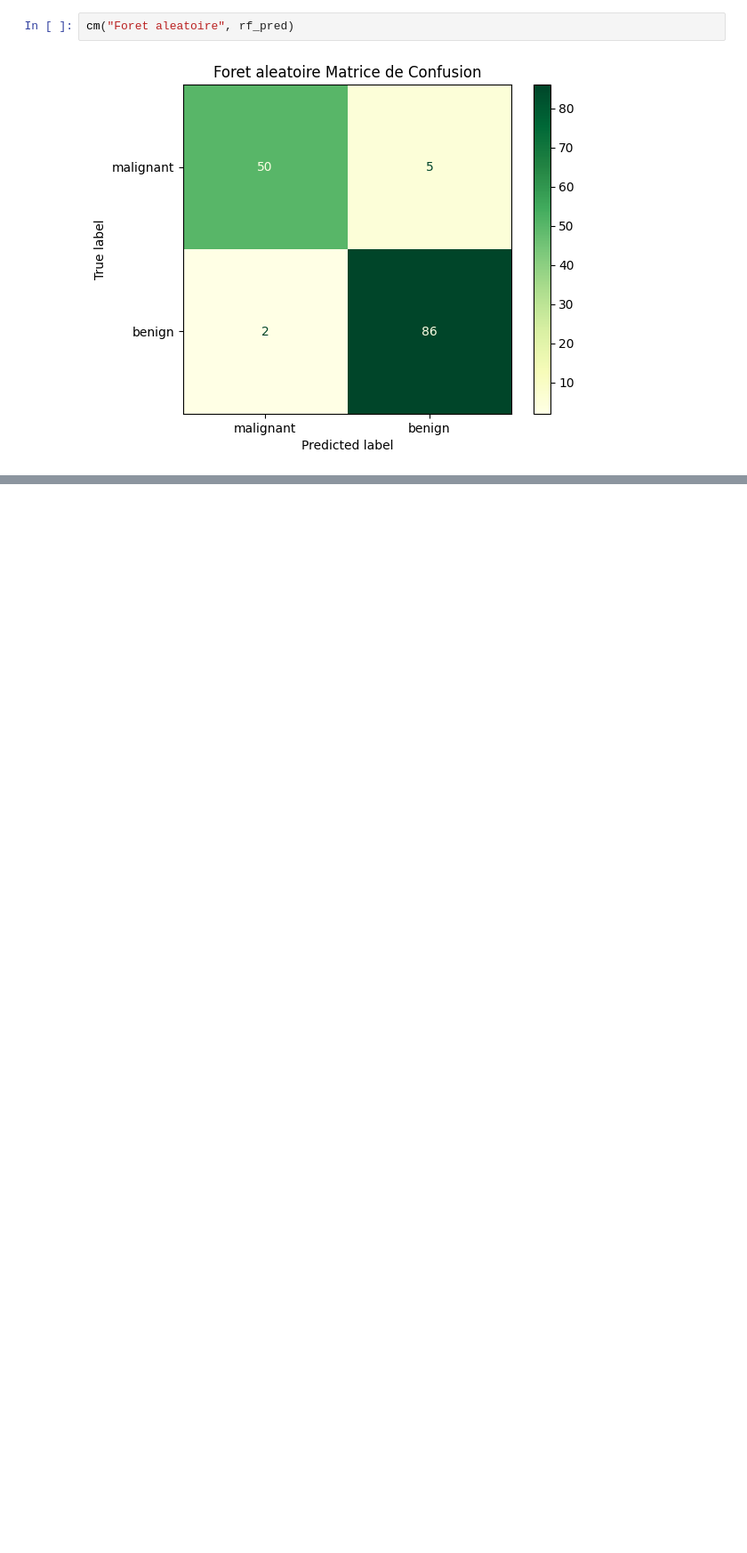
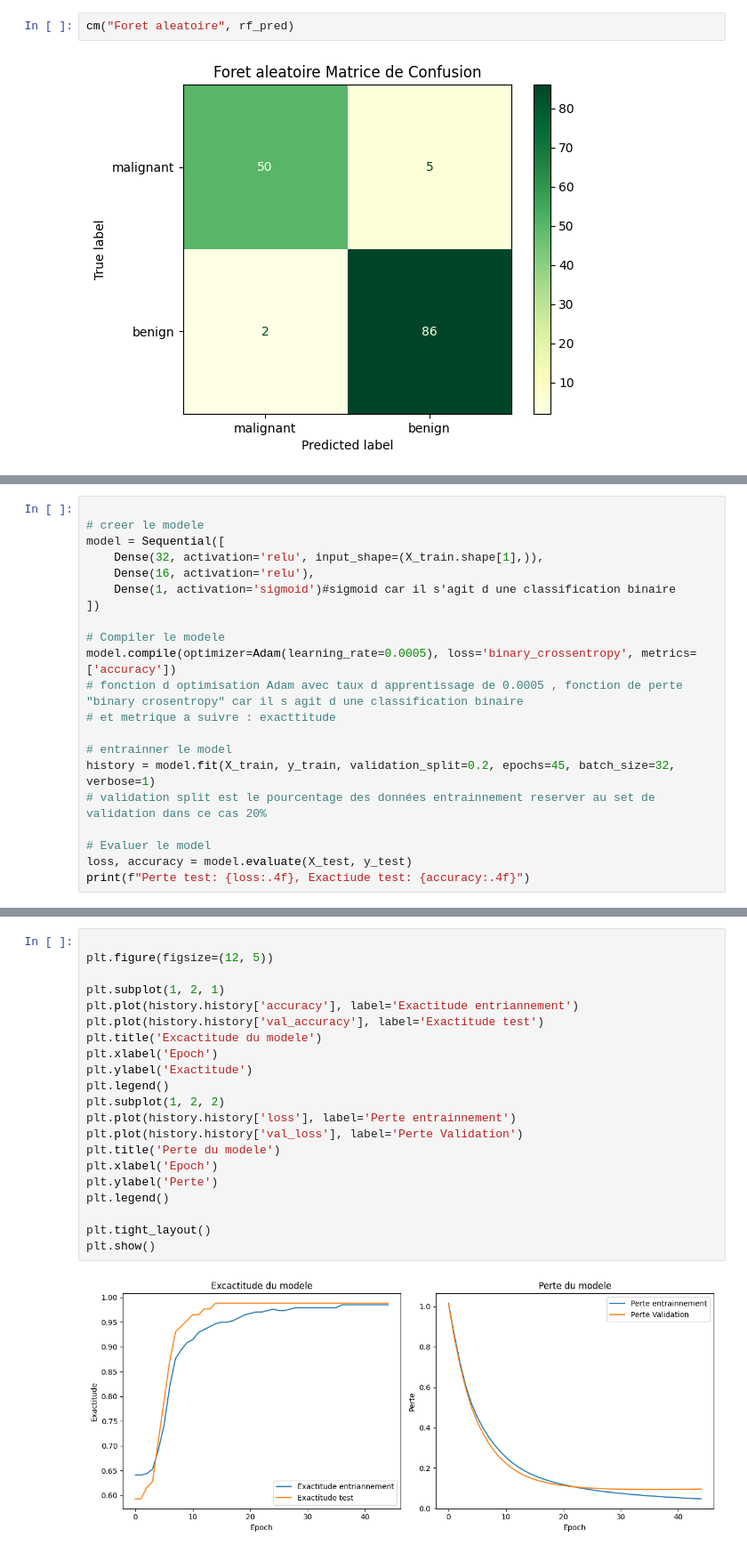
Before and after one commit to maycods/AI-Tutorial, a Jupyter notebook: Atelier_5.ipynb, the cells around one changed output, grey strips where cells are left out. Shown at 89% size. Saved outputs shown, nothing was run; the diff lists cells and outputs as text; blank space fills up the shorter version.

Commit message:
atelier 5 avec ann

```diff
--- a/Atelier_5.ipynb
+++ b/Atelier_5.ipynb
@@ -209,0 +221,21 @@ cm("Foret aleatoire", rf_pred)
+# %%
+
+# creer le modele
+model = Sequential([
+    Dense(32, activation='relu', input_shape=(X_train.shape[1],)),
+    Dense(16, activation='relu'),
+    Dense(1, activation='sigmoid')#sigmoid car il s'agit d une classification binaire
+])
+
+# Compiler le modele
+model.compile(optimizer=Adam(learning_rate=0.0005), loss='binary_crossentropy', metrics=['accuracy'])
+# fonction d optimisation Adam avec taux d apprentissage de 0.0005 , fonction de perte "binary crosentropy" car il s agit d une classification binaire
+# et metrique a suivre : exacttitude
+
+# entrainner le model
+history = model.fit(X_train, y_train, validation_split=0.2, epochs=45, batch_size=32, verbose=1)
+# validation split est le pourcentage des données entrainnement reserver au set de validation dans ce cas 20%
+
+# Evaluer le model
+loss, accuracy = model.evaluate(X_test, y_test)
+print(f"Perte test: {loss:.4f}, Exactiude test: {accuracy:.4f}")
@@ -209,0 +261,23 @@ cm("Foret aleatoire", rf_pred)
+# %%
+
+plt.figure(figsize=(12, 5))
+
+plt.subplot(1, 2, 1)
+plt.plot(history.history['accuracy'], label='Exactitude entriannement')
+plt.plot(history.history['val_accuracy'], label='Exactitude test')
+plt.title('Excactitude du modele')
+plt.xlabel('Epoch')
+plt.ylabel('Exactitude')
+plt.legend()
+plt.subplot(1, 2, 2)
+plt.plot(history.history['loss'], label='Perte entrainnement')
+plt.plot(history.history['val_loss'], label='Perte Validation')
+plt.title('Perte du modele')
+plt.xlabel('Epoch')
+plt.ylabel('Perte')
+plt.legend()
+
+plt.tight_layout()
+plt.show()
+# %% [output]
+[figure, added]
```
Also changed, not shown: parts of 8 cells of this notebook.
